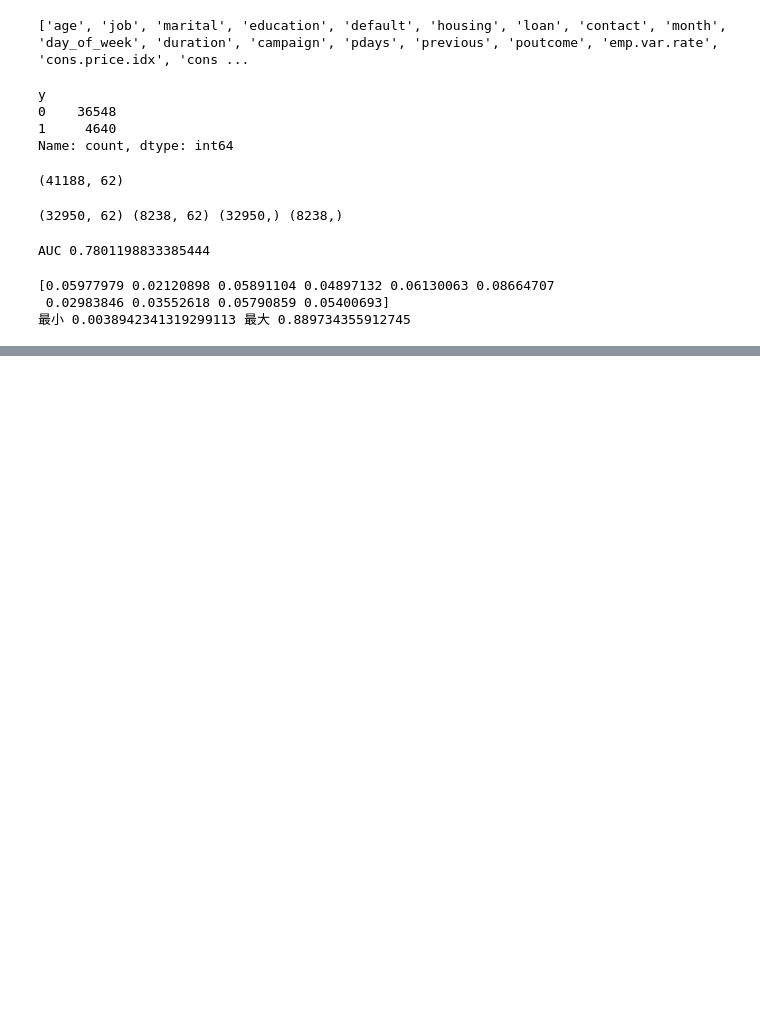
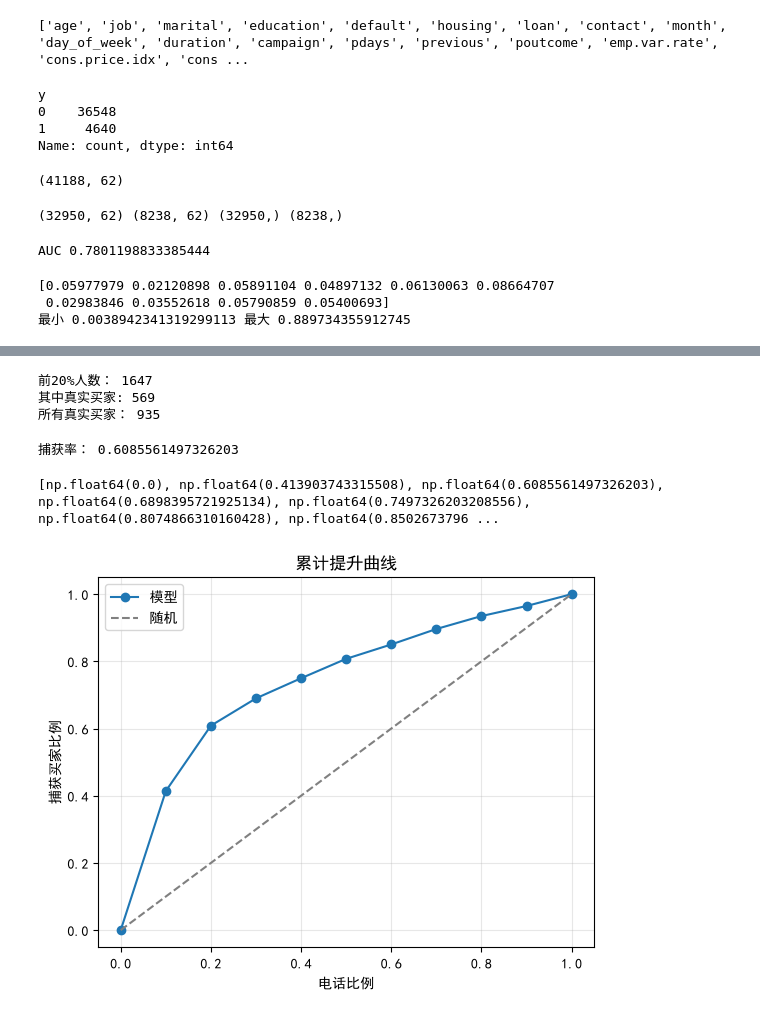
Before and after one commit to M1nesy111/bank-marketing-response, a Jupyter notebook: notebooks/03_基线模型.ipynb, the cells around one changed output, grey strips where cells are left out. Cells and saved outputs as stored; diff of their text form; code cells hidden in the pictures; blank space fills up the shorter version.

Commit message:
模型对比与 Lift 分析：逻辑回归 0.7801、梯度提升树 0.7937；前20%客户覆盖60.9%买家

```diff
--- a/notebooks/03_基线模型.ipynb
+++ b/notebooks/03_基线模型.ipynb
@@ -73,0 +147,5 @@ print("最小",prob.min(),"最大",prob.max())
+# %%
+lift_analysis = pd.DataFrame({"真实":y_test.values,"概率":prob})
+sort_lift_analysis = lift_analysis.sort_values("概率",ascending = False)
+print(lift_analysis)
+print(sort_lift_analysis)
@@ -73,0 +170,41 @@ print("最小",prob.min(),"最大",prob.max())
+# %%
+top20 = int(len(sort_lift_analysis)*0.2)
+top20_consumer = sort_lift_analysis.head(top20)
+print("前20%人数：",top20)
+print("其中真实买家:",top20_consumer["真实"].sum())
+print("所有真实买家：",sort_lift_analysis["真实"].sum())
+# %% [output]
+前20%人数： 1647
+其中真实买家: 569
+所有真实买家： 935
+# %%
+capture_rate = top20_consumer["真实"].sum()/sort_lift_analysis["真实"].sum()
+print("捕获率：",capture_rate)
+# %% [output]
+捕获率： 0.6085561497326203
+# %%
+rate_list = [0.0,0.1,0.2,0.3,0.4,0.5,0.6,0.7,0.8,0.9,1.0]
+capture_rate_list = []
+for rate in rate_list:
+    n = int(len(sort_lift_analysis)*rate)
+    current_part = sort_lift_analysis.head(n)
+    capture_rate = current_part["真实"].sum()/sort_lift_analysis["真实"].sum()
+    capture_rate_list.append(capture_rate)
+print(capture_rate_list)
+# %% [output]
+[np.float64(0.0), np.float64(0.413903743315508), np.float64(0.6085561497326203), np.float64(0.6898395721925134), np.float64(0.7497326203208556), np.float64(0.8074866310160428), np.float64(0.8502673796 ...
+# %%
+import matplotlib.pyplot as plt
+plt.rcParams["font.sans-serif"] = ["SimHei"]
+plt.rcParams["axes.unicode_minus"] = False
+
+plt.plot(rate_list,capture_rate_list,marker="o",label="模型")
+plt.plot([0,1],[0,1],"--",color="gray",label="随机")
+plt.xlabel("电话比例")
+plt.ylabel("捕获买家比例")
+plt.title("累计提升曲线")
+plt.legend()
+plt.grid(alpha=0.3)
+plt.show()
+# %% [output]
+[figure, added]
```
Also changed, not shown: parts of 12 cells of this notebook, 3 other files.
